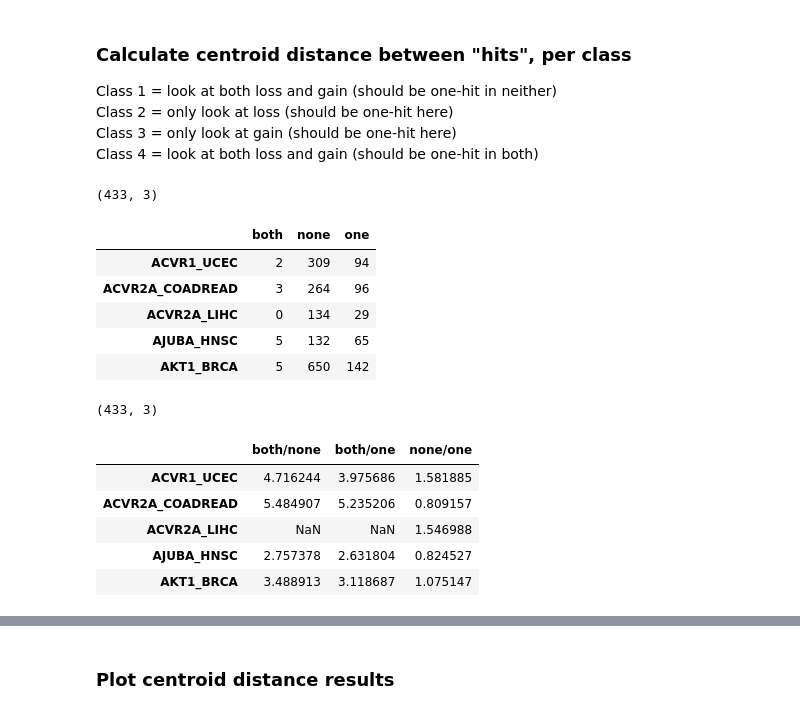
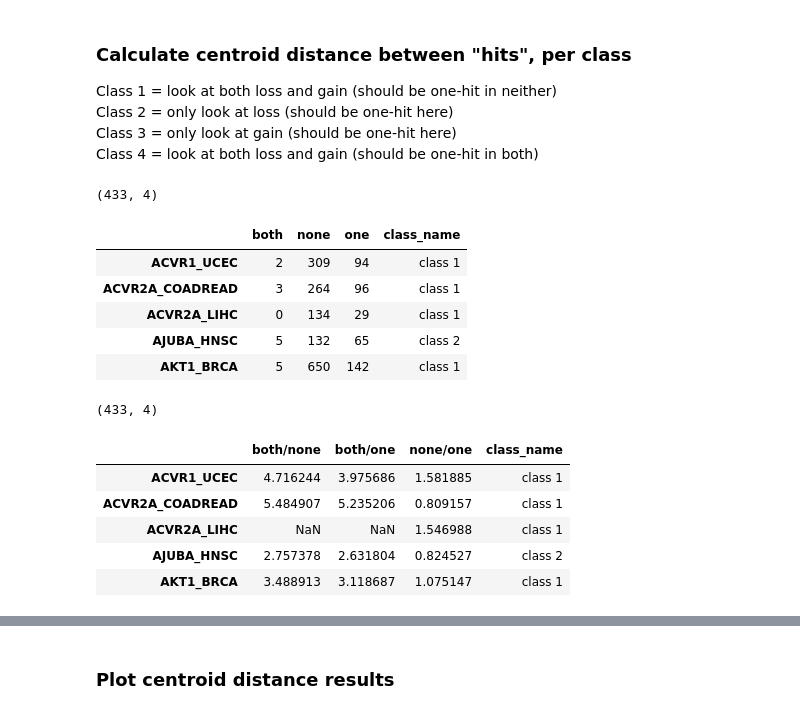
Before and after one commit to greenelab/mutation-fn, a Jupyter notebook: 5_distance_analysis/1_centroid_distance.ipynb, the cells around one changed output, grey strips where cells are left out. Cells and saved outputs as stored; diff of their text form; code cells hidden in the pictures.

Commit message:
add class info to results data

```diff
--- a/5_distance_analysis/1_centroid_distance.ipynb
+++ b/5_distance_analysis/1_centroid_distance.ipynb
@@ -132,6 +132,7 @@ def get_centroids_and_distance(identifier, info_df, centroid_method='mean'):
 
     groups = ['both', 'none', 'one']
     group_combinations = list(it.combinations(groups, 2))
+    class_name = info_df['class_name'].values[0]
 
     # get expression data for samples
     samples = info_df.index.intersection(data_df.index)
@@ -175,7 +176,10 @@ def get_centroids_and_distance(identifier, info_df, centroid_method='mean'):
             cmb_ix = dist_combinations.index(cmb)
             ordered_dists.append(dists[cmb_ix])
 
-    return groups, group_combinations, class_counts, ordered_dists
+    return (groups,
+            group_combinations,
+            class_counts,
+            ordered_dists)
 
 get_centroids_and_distance('TP53_BRCA',
                            park_loss_info['TP53_BRCA'],
@@ -195,61 +199,68 @@ Class 4 = look at both loss and gain (should be one-hit in both)
 # %%
 class_counts_df = {}
 results_df = {}
+class_names = {}
 counts_columns = None
 results_columns = None
 
 # get distances for copy loss, for class 1/2/4 genes
 for identifier, loss_df in park_loss_info.items():
 
-    if loss_df.head(1).class_name.values[0] == 'class 3':
+    class_name = loss_df.head(1).class_name.values[0]
+    if class_name == 'class 3':
         continue
 
     results = get_centroids_and_distance(identifier, loss_df, 'mean')
 
     if counts_columns is None:
         counts_columns = results[0]
     else:
         assert counts_columns == results[0]
 
     if results_columns is None:
         results_columns = ['{}/{}'.format(i, j) for i, j in results[1]]
 
+    class_names[identifier] = class_name
     class_counts_df[identifier] = results[2]
     results_df[identifier] = results[3]
 
-class_counts_loss_df = pd.DataFrame(
-    class_counts_df.values(),
-    index=class_counts_df.keys(),
-    columns=counts_columns
+class_counts_loss_df = (
+    pd.DataFrame(class_counts_df.values(),
+                 index=class_counts_df.keys(),
+                 columns=counts_columns)
+      .merge(pd.Series(class_names).rename('class_name'),
+             left_index=True, right_index=True)
 )
 
-results_loss_df = pd.DataFrame(
-    results_df.values(),
-    index=results_df.keys(),
-    columns=results_columns
+results_loss_df = (
+    pd.DataFrame(results_df.values(),
+                 index=results_df.keys(),
+                 columns=results_columns)
+      .merge(pd.Series(class_names).rename('class_name'),
+             left_index=True, right_index=True)
 )
 
 print(class_counts_loss_df.shape)
 class_counts_loss_df.head()
 # %% [output]
-(433, 3)
+(433, 4)
-|  | both | none | one |
-| ACVR1_UCEC | 2 | 309 | 94 |
-| ACVR2A_COADREAD | 3 | 264 | 96 |
-| ACVR2A_LIHC | 0 | 134 | 29 |
-| AJUBA_HNSC | 5 | 132 | 65 |
-| AKT1_BRCA | 5 | 650 | 142 |
+|  | both | none | one | class_name |
+| ACVR1_UCEC | 2 | 309 | 94 | class 1 |
+| ACVR2A_COADREAD | 3 | 264 | 96 | class 1 |
+| ACVR2A_LIHC | 0 | 134 | 29 | class 1 |
+| AJUBA_HNSC | 5 | 132 | 65 | class 2 |
+| AKT1_BRCA | 5 | 650 | 142 | class 1 |
 # %%
 print(results_loss_df.shape)
 results_loss_df.head()
 # %% [output]
-(433, 3)
+(433, 4)
-|  | both/none | both/one | none/one |
-| ACVR1_UCEC | 4.716244 | 3.975686 | 1.581885 |
-| ACVR2A_COADREAD | 5.484907 | 5.235206 | 0.809157 |
-| ACVR2A_LIHC | NaN | NaN | 1.546988 |
-| AJUBA_HNSC | 2.757378 | 2.631804 | 0.824527 |
-| AKT1_BRCA | 3.488913 | 3.118687 | 1.075147 |
+|  | both/none | both/one | none/one | class_name |
+| ACVR1_UCEC | 4.716244 | 3.975686 | 1.581885 | class 1 |
+| ACVR2A_COADREAD | 5.484907 | 5.235206 | 0.809157 | class 1 |
+| ACVR2A_LIHC | NaN | NaN | 1.546988 | class 1 |
+| AJUBA_HNSC | 2.757378 | 2.631804 | 0.824527 | class 2 |
+| AKT1_BRCA | 3.488913 | 3.118687 | 1.075147 | class 1 |
 # %%
 class_counts_df = {}
 results_df = {}
```
Also changed, not shown: parts of 2 cells of this notebook, 1 other file.
